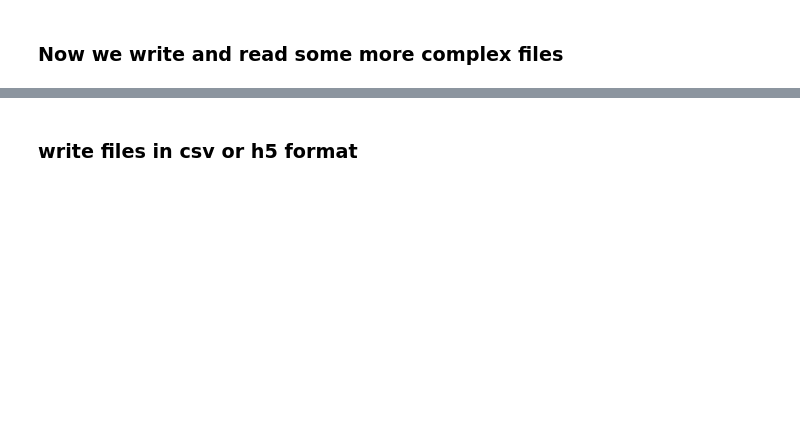
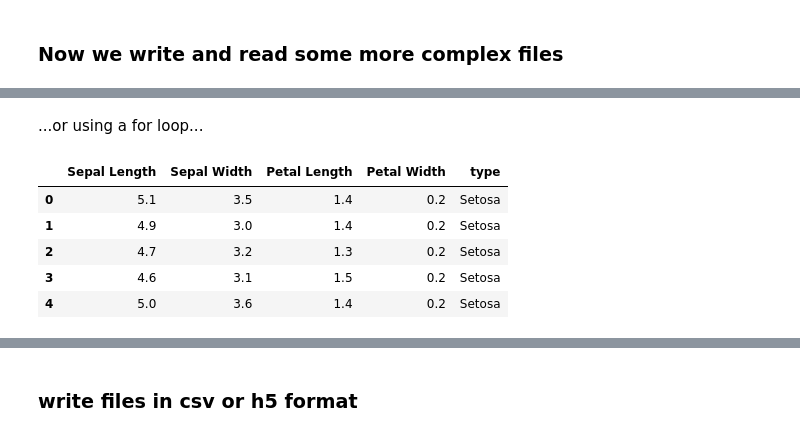
Before and after one commit to DocMB87/Insegnamento_Marco_Ale, a Jupyter notebook: Corso_base_giorno1.ipynb, the cells around one changed output, grey strips where cells are left out. Cells and saved outputs as stored; diff of their text form; code cells hidden in the pictures; blank space fills up the shorter version.

```diff
--- a/Corso_base_giorno1.ipynb
+++ b/Corso_base_giorno1.ipynb
@@ -792,6 +841,11 @@ df[features[0]] = iris_seplen
 df[features[1]] = iris_sepwid
 df[features[2]] = iris_petlen
 df[features[3]] = iris_petwid
+# %% [markdown]
+...or using a for loop...
+# %%
+for ifeat, feat in enumerate(features):
+    df[ifeat] = iris.data[:,ifeat]
 # %%
 df['type'] = iris_typ
 # %%
@@ -800,0 +853,9 @@ df.tail()
+# %%
+df.head()  # visualise the first 5 rows of the dataframe
+# %% [output]
+|  | Sepal Length | Sepal Width | Petal Length | Petal Width | type |
+| 0 | 5.1 | 3.5 | 1.4 | 0.2 | Setosa |
+| 1 | 4.9 | 3.0 | 1.4 | 0.2 | Setosa |
+| 2 | 4.7 | 3.2 | 1.3 | 0.2 | Setosa |
+| 3 | 4.6 | 3.1 | 1.5 | 0.2 | Setosa |
+| 4 | 5.0 | 3.6 | 1.4 | 0.2 | Setosa |
```
Also changed, not shown: parts of 45 cells of this notebook.
